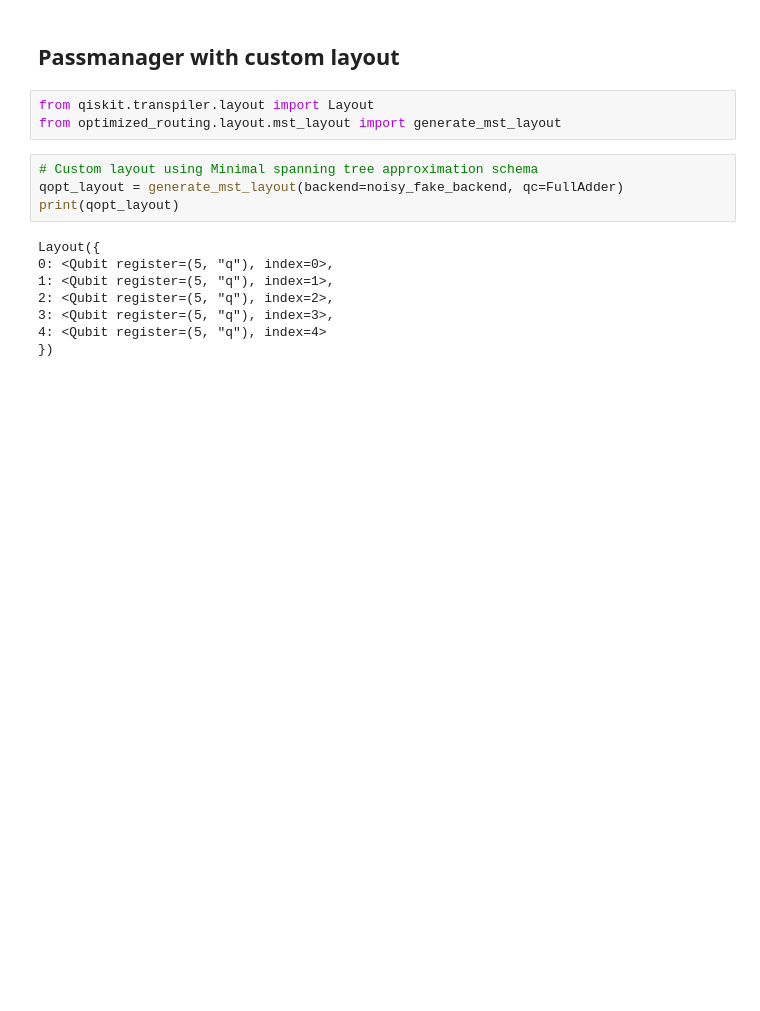
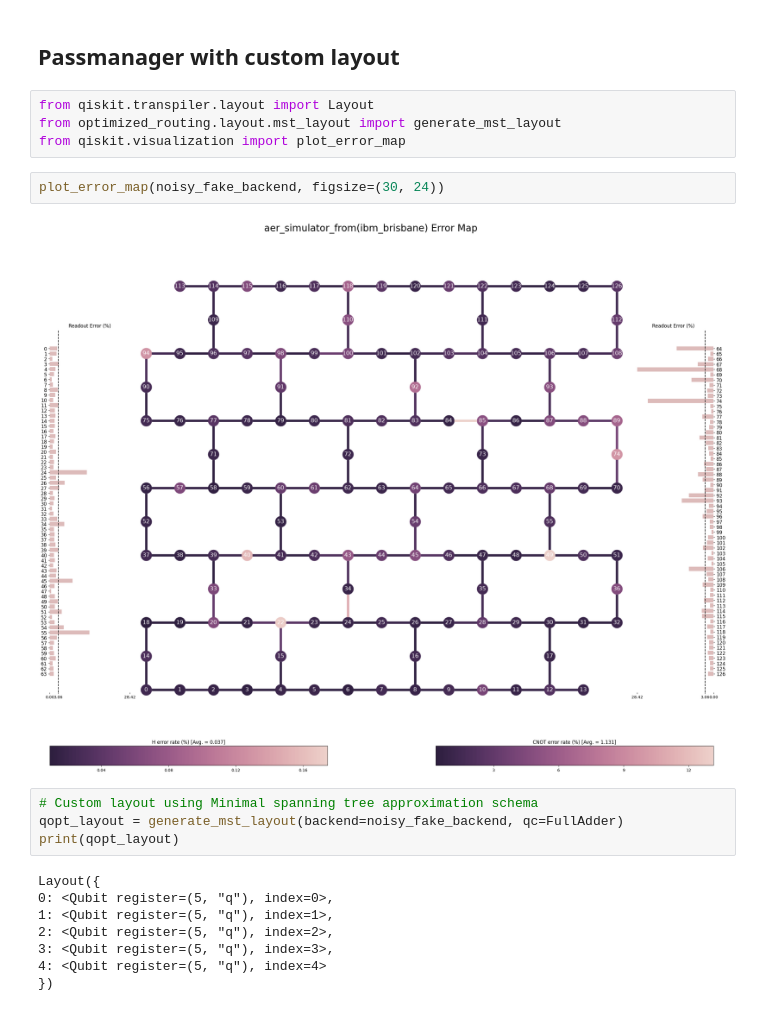
Before and after one commit to pranjaldhole/QiskitHackathon25_SuperQops, a Jupyter notebook: layout_optimization_with_MST_approximation_schema.ipynb, the cells around one changed output. Cells and saved outputs as stored; diff of their text form; blank space fills up the shorter version.

```diff
--- a/layout_optimization_with_MST_approximation_schema.ipynb
+++ b/layout_optimization_with_MST_approximation_schema.ipynb
@@ -36,6 +61,11 @@ FullAdder.draw('mpl')
 # %%
 from qiskit.transpiler.layout import Layout
 from optimized_routing.layout.mst_layout import generate_mst_layout
+from qiskit.visualization import plot_error_map
+# %%
+plot_error_map(noisy_fake_backend, figsize=(30, 24))
+# %% [output]
+[figure, added]
 # %%
 # Custom layout using Minimal spanning tree approximation schema
 qopt_layout = generate_mst_layout(backend=noisy_fake_backend, qc=FullAdder)
```
Also changed, not shown: parts of 15 cells of this notebook.
